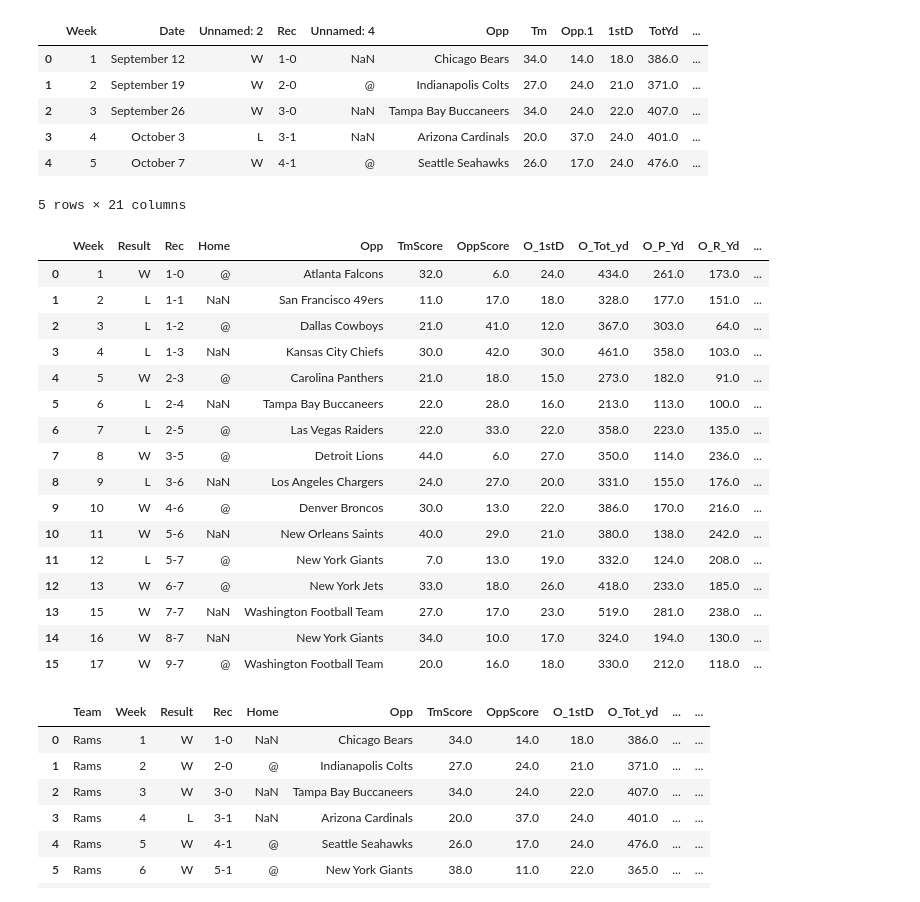
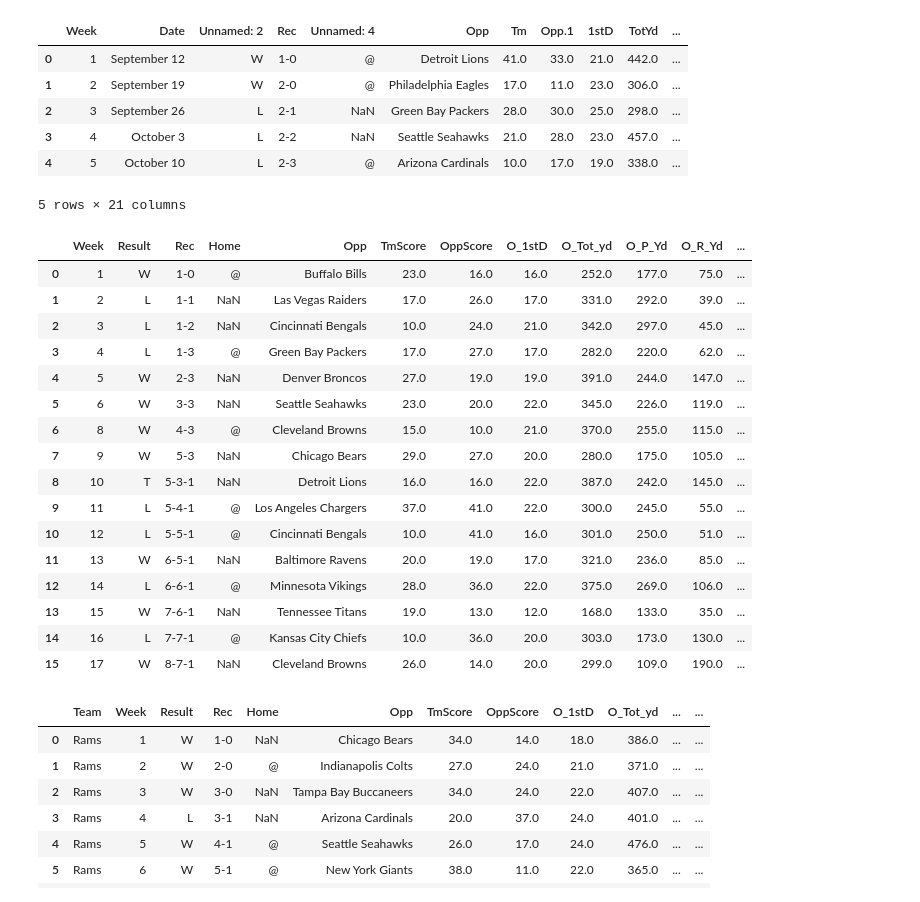
Before and after one commit to stefimaz/Praedico, a Jupyter notebook: Teamcsv.ipynb, the cells around one changed output. Drawn from its saved outputs; the diff is of its cells as text; code cells hidden in the pictures.

```diff
--- a/Teamcsv.ipynb
+++ b/Teamcsv.ipynb
@@ -16,15 +16,17 @@ buccaneers = pd.read_csv(Path("resources/Tampa_Buccaneers2021.csv"), header=1)
 cardinals = pd.read_csv(Path("resources/Arizona_Cardinals.csv"), header=1)
 patriots = pd.read_csv(Path("resources/NE_Patriots.csv"), header=1)
 eagles = pd.read_csv(Path("resources/Philadelphia_Eagles.csv"), header=1)
-
-rams.head()
+fortyniners = pd.read_csv(Path("resources/SanFrancisco_49ers.csv"), header=1)
+steelers = pd.read_csv(Path("resources/Pittsburgh_Steelers.csv"), header=1)
+raiders = pd.read_csv(Path("resources/LasVegas_Raiders.csv"), header=1)
+fortyniners.head()
 # %% [output]
 |  | Week | Date | Unnamed: 2 | Rec | Unnamed: 4 | Opp | Tm | Opp.1 | 1stD | TotYd | ... |
-| 0 | 1 | September 12 | W | 1-0 | NaN | Chicago Bears | 34.0 | 14.0 | 18.0 | 386.0 | ... |
-| 1 | 2 | September 19 | W | 2-0 | @ | Indianapolis Colts | 27.0 | 24.0 | 21.0 | 371.0 | ... |
-| 2 | 3 | September 26 | W | 3-0 | NaN | Tampa Bay Buccaneers | 34.0 | 24.0 | 22.0 | 407.0 | ... |
-| 3 | 4 | October 3 | L | 3-1 | NaN | Arizona Cardinals | 20.0 | 37.0 | 24.0 | 401.0 | ... |
-| 4 | 5 | October 7 | W | 4-1 | @ | Seattle Seahawks | 26.0 | 17.0 | 24.0 | 476.0 | ... |
+| 0 | 1 | September 12 | W | 1-0 | @ | Detroit Lions | 41.0 | 33.0 | 21.0 | 442.0 | ... |
+| 1 | 2 | September 19 | W | 2-0 | @ | Philadelphia Eagles | 17.0 | 11.0 | 23.0 | 306.0 | ... |
+| 2 | 3 | September 26 | L | 2-1 | NaN | Green Bay Packers | 28.0 | 30.0 | 25.0 | 298.0 | ... |
+| 3 | 4 | October 3 | L | 2-2 | NaN | Seattle Seahawks | 21.0 | 28.0 | 23.0 | 457.0 | ... |
+| 4 | 5 | October 10 | L | 2-3 | @ | Arizona Cardinals | 10.0 | 17.0 | 19.0 | 338.0 | ... |
 5 rows × 21 columns
 # %%
 bills = bills[0:16].drop(columns=['Date'])
@@ -38,6 +40,9 @@ buccaneers = buccaneers[0:16].drop(columns=['Date'])
 cardinals = cardinals[0:16].drop(columns=['Date'])
 patriots = patriots[0:16].drop(columns=['Date'])
 eagles = eagles[0:16].drop(columns=['Date'])
+fortyniners = fortyniners[0:16].drop(columns=['Date'])
+steelers = steelers[0:16].drop(columns=['Date'])
+raiders = raiders[0:16].drop(columns=['Date'])
 # %%
 bills.columns = ['Week','Result','Rec','Home','Opp','TmScore','OppScore',
                       'O_1stD','O_Tot_yd','O_P_Yd','O_R_Yd','O_TO',
@@ -47,50 +52,60 @@ rams.columns = ['Week','Result','Rec','Home','Opp','TmScore','OppScore',
                  'D_1stD','D_Tot_Yd','D_P_Yd','D_R_Yd','D_TO','Offence','Defense','Sp.Tms']
 bengals.columns = ['Week','Result','Rec','Home','Opp','TmScore','OppScore',
                       'O_1stD','O_Tot_yd','O_P_Yd','O_R_Yd','O_TO',
                  'D_1stD','D_Tot_Yd','D_P_Yd','D_R_Yd','D_TO','Offence','Defense','Sp.Tms']
 chiefs.columns = ['Week','Result','Rec','Home','Opp','TmScore','OppScore',
                       'O_1stD','O_Tot_yd','O_P_Yd','O_R_Yd','O_TO',
                  'D_1stD','D_Tot_Yd','D_P_Yd','D_R_Yd','D_TO','Offence','Defense','Sp.Tms']
 cowboys.columns = ['Week','Result','Rec','Home','Opp','TmScore','OppScore',
                       'O_1stD','O_Tot_yd','O_P_Yd','O_R_Yd','O_TO',
                  'D_1stD','D_Tot_Yd','D_P_Yd','D_R_Yd','D_TO','Offence','Defense','Sp.Tms']
 titans.columns = ['Week','Result','Rec','Home','Opp','TmScore','OppScore',
                       'O_1stD','O_Tot_yd','O_P_Yd','O_R_Yd','O_TO',
                  'D_1stD','D_Tot_Yd','D_P_Yd','D_R_Yd','D_TO','Offence','Defense','Sp.Tms']
 packers.columns = ['Week','Result','Rec','Home','Opp','TmScore','OppScore',
                       'O_1stD','O_Tot_yd','O_P_Yd','O_R_Yd','O_TO',
                  'D_1stD','D_Tot_Yd','D_P_Yd','D_R_Yd','D_TO','Offence','Defense','Sp.Tms']
 buccaneers.columns = ['Week','Result','Rec','Home','Opp','TmScore','OppScore',
                       'O_1stD','O_Tot_yd','O_P_Yd','O_R_Yd','O_TO',
                  'D_1stD','D_Tot_Yd','D_P_Yd','D_R_Yd','D_TO','Offence','Defense','Sp.Tms']
 cardinals.columns = ['Week','Result','Rec','Home','Opp','TmScore','OppScore',
                       'O_1stD','O_Tot_yd','O_P_Yd','O_R_Yd','O_TO',
                  'D_1stD','D_Tot_Yd','D_P_Yd','D_R_Yd','D_TO','Offence','Defense','Sp.Tms']
 patriots.columns = ['Week','Result','Rec','Home','Opp','TmScore','OppScore',
                       'O_1stD','O_Tot_yd','O_P_Yd','O_R_Yd','O_TO',
                  'D_1stD','D_Tot_Yd','D_P_Yd','D_R_Yd','D_TO','Offence','Defense','Sp.Tms']
 eagles.columns = ['Week','Result','Rec','Home','Opp','TmScore','OppScore',
                       'O_1stD','O_Tot_yd','O_P_Yd','O_R_Yd','O_TO',
                  'D_1stD','D_Tot_Yd','D_P_Yd','D_R_Yd','D_TO','Offence','Defense','Sp.Tms']
-eagles
+fortyniners.columns = ['Week','Result','Rec','Home','Opp','TmScore','OppScore',
+                      'O_1stD','O_Tot_yd','O_P_Yd','O_R_Yd','O_TO',
+                 'D_1stD','D_Tot_Yd','D_P_Yd','D_R_Yd','D_TO','Offence','Defense','Sp.Tms']
+steelers.columns = ['Week','Result','Rec','Home','Opp','TmScore','OppScore',
+                      'O_1stD','O_Tot_yd','O_P_Yd','O_R_Yd','O_TO',
+                 'D_1stD','D_Tot_Yd','D_P_Yd','D_R_Yd','D_TO','Offence','Defense','Sp.Tms']
+raiders.columns = ['Week','Result','Rec','Home','Opp','TmScore','OppScore',
+                      'O_1stD','O_Tot_yd','O_P_Yd','O_R_Yd','O_TO',
+                 'D_1stD','D_Tot_Yd','D_P_Yd','D_R_Yd','D_TO','Offence','Defense','Sp.Tms']
+
+steelers
 # %% [output]
 |  | Week | Result | Rec | Home | Opp | TmScore | OppScore | O_1stD | O_Tot_yd | O_P_Yd | O_R_Yd | ... |
-| 0 | 1 | W | 1-0 | @ | Atlanta Falcons | 32.0 | 6.0 | 24.0 | 434.0 | 261.0 | 173.0 | ... |
-| 1 | 2 | L | 1-1 | NaN | San Francisco 49ers | 11.0 | 17.0 | 18.0 | 328.0 | 177.0 | 151.0 | ... |
-| 2 | 3 | L | 1-2 | @ | Dallas Cowboys | 21.0 | 41.0 | 12.0 | 367.0 | 303.0 | 64.0 | ... |
-| 3 | 4 | L | 1-3 | NaN | Kansas City Chiefs | 30.0 | 42.0 | 30.0 | 461.0 | 358.0 | 103.0 | ... |
-| 4 | 5 | W | 2-3 | @ | Carolina Panthers | 21.0 | 18.0 | 15.0 | 273.0 | 182.0 | 91.0 | ... |
-| 5 | 6 | L | 2-4 | NaN | Tampa Bay Buccaneers | 22.0 | 28.0 | 16.0 | 213.0 | 113.0 | 100.0 | ... |
-| 6 | 7 | L | 2-5 | @ | Las Vegas Raiders | 22.0 | 33.0 | 22.0 | 358.0 | 223.0 | 135.0 | ... |
-| 7 | 8 | W | 3-5 | @ | Detroit Lions | 44.0 | 6.0 | 27.0 | 350.0 | 114.0 | 236.0 | ... |
-| 8 | 9 | L | 3-6 | NaN | Los Angeles Chargers | 24.0 | 27.0 | 20.0 | 331.0 | 155.0 | 176.0 | ... |
-| 9 | 10 | W | 4-6 | @ | Denver Broncos | 30.0 | 13.0 | 22.0 | 386.0 | 170.0 | 216.0 | ... |
-| 10 | 11 | W | 5-6 | NaN | New Orleans Saints | 40.0 | 29.0 | 21.0 | 380.0 | 138.0 | 242.0 | ... |
-| 11 | 12 | L | 5-7 | @ | New York Giants | 7.0 | 13.0 | 19.0 | 332.0 | 124.0 | 208.0 | ... |
-| 12 | 13 | W | 6-7 | @ | New York Jets | 33.0 | 18.0 | 26.0 | 418.0 | 233.0 | 185.0 | ... |
-| 13 | 15 | W | 7-7 | NaN | Washington Football Team | 27.0 | 17.0 | 23.0 | 519.0 | 281.0 | 238.0 | ... |
-| 14 | 16 | W | 8-7 | NaN | New York Giants | 34.0 | 10.0 | 17.0 | 324.0 | 194.0 | 130.0 | ... |
-| 15 | 17 | W | 9-7 | @ | Washington Football Team | 20.0 | 16.0 | 18.0 | 330.0 | 212.0 | 118.0 | ... |
+| 0 | 1 | W | 1-0 | @ | Buffalo Bills | 23.0 | 16.0 | 16.0 | 252.0 | 177.0 | 75.0 | ... |
+| 1 | 2 | L | 1-1 | NaN | Las Vegas Raiders | 17.0 | 26.0 | 17.0 | 331.0 | 292.0 | 39.0 | ... |
+| 2 | 3 | L | 1-2 | NaN | Cincinnati Bengals | 10.0 | 24.0 | 21.0 | 342.0 | 297.0 | 45.0 | ... |
+| 3 | 4 | L | 1-3 | @ | Green Bay Packers | 17.0 | 27.0 | 17.0 | 282.0 | 220.0 | 62.0 | ... |
+| 4 | 5 | W | 2-3 | NaN | Denver Broncos | 27.0 | 19.0 | 19.0 | 391.0 | 244.0 | 147.0 | ... |
+| 5 | 6 | W | 3-3 | NaN | Seattle Seahawks | 23.0 | 20.0 | 22.0 | 345.0 | 226.0 | 119.0 | ... |
+| 6 | 8 | W | 4-3 | @ | Cleveland Browns | 15.0 | 10.0 | 21.0 | 370.0 | 255.0 | 115.0 | ... |
+| 7 | 9 | W | 5-3 | NaN | Chicago Bears | 29.0 | 27.0 | 20.0 | 280.0 | 175.0 | 105.0 | ... |
+| 8 | 10 | T | 5-3-1 | NaN | Detroit Lions | 16.0 | 16.0 | 22.0 | 387.0 | 242.0 | 145.0 | ... |
+| 9 | 11 | L | 5-4-1 | @ | Los Angeles Chargers | 37.0 | 41.0 | 22.0 | 300.0 | 245.0 | 55.0 | ... |
+| 10 | 12 | L | 5-5-1 | @ | Cincinnati Bengals | 10.0 | 41.0 | 16.0 | 301.0 | 250.0 | 51.0 | ... |
+| 11 | 13 | W | 6-5-1 | NaN | Baltimore Ravens | 20.0 | 19.0 | 17.0 | 321.0 | 236.0 | 85.0 | ... |
+| 12 | 14 | L | 6-6-1 | @ | Minnesota Vikings | 28.0 | 36.0 | 22.0 | 375.0 | 269.0 | 106.0 | ... |
+| 13 | 15 | W | 7-6-1 | NaN | Tennessee Titans | 19.0 | 13.0 | 12.0 | 168.0 | 133.0 | 35.0 | ... |
+| 14 | 16 | L | 7-7-1 | @ | Kansas City Chiefs | 10.0 | 36.0 | 20.0 | 303.0 | 173.0 | 130.0 | ... |
+| 15 | 17 | W | 8-7-1 | NaN | Cleveland Browns | 26.0 | 14.0 | 20.0 | 299.0 | 109.0 | 190.0 | ... |
 # %%
 bills.insert(0,"Team",'Bills')
 rams.insert(0,"Team",'Rams')
```
Also changed, not shown: parts of 3 cells of this notebook, 7 other files.
